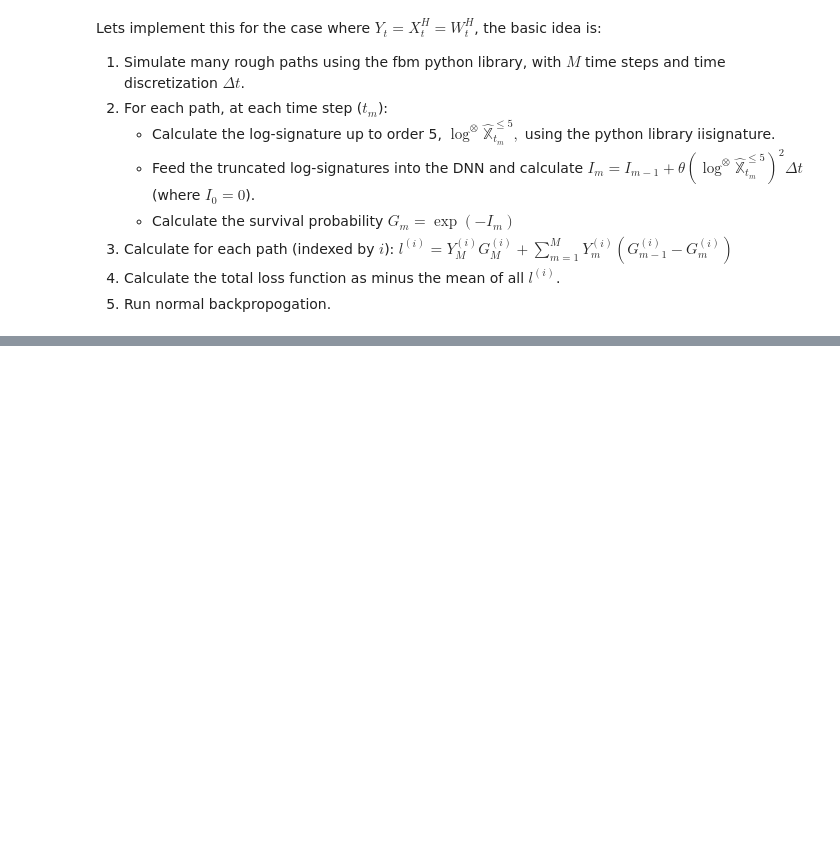
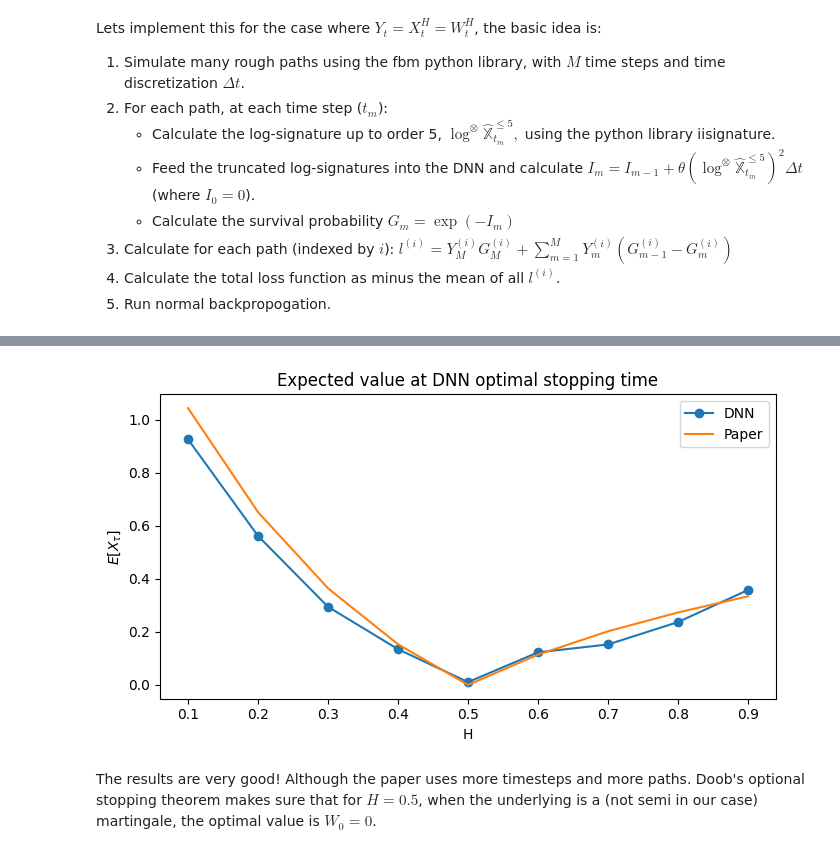
Before and after one commit to RaandRB/Fractional-Brownian-Motion-and-Path-Signatures, a Jupyter notebook: signature_stopping.ipynb, the cells around one changed output, grey strips where cells are left out. Drawn from its saved outputs; the diff is of its cells as text; code cells hidden in the pictures; blank space fills up the shorter version.

Commit message:
Updated signature optimal stopping notebook

```diff
--- a/signature_stopping.ipynb
+++ b/signature_stopping.ipynb
@@ -160,0 +152,34 @@ E[X_tau]=0.3288
+# %%
+results = {}
+for H in HURST_VALUES:
+    model = models[H]
+    model.eval()
+    test_paths = simulate_paths(N_TEST, H)
+    logsigs_t = torch.from_numpy(compute_logsigs(test_paths))  # (N_TEST, M+1, LOGSIG_DIM)
+    Y = torch.tensor(test_paths, dtype=torch.float32)           # (N_TEST, M+1)
+    with torch.no_grad():
+        theta = model(logsigs_t.reshape(-1, LOGSIG_DIM)).reshape(N_TEST, M + 1)
+        I = torch.cumsum(theta ** 2 * dt, dim=1)               # (N_TEST, M+1)
+        G = torch.exp(-I)                                       # survival prob G_j, j=0..M
+        # V = Y_0 + sum_{j=0}^{M-1} G_j * (Y_{j+1} - Y_j)
+        V = Y[:, 0] + (G[:, :-1] * (Y[:, 1:] - Y[:, :-1])).sum(dim=1)
+    results[H] = V.numpy()
+
+# --- Plot ---
+Paper_values = [1.043, 0.651, 0.364, 0.153, 0.0, 0.114, 0.202, 0.273, 0.334]
+
+H_vals = list(results.keys())
+ev_vals = [results[H].mean() for H in H_vals]
+plt.figure(figsize=(7, 4))
+plt.plot(H_vals, ev_vals, marker='o', label="DNN")
+plt.plot(H_vals, Paper_values, label="Paper")
+plt.xlabel('H')
+plt.ylabel(r'$E[X_{\tau}]$')
+plt.legend()
+plt.title('Expected value at DNN optimal stopping time')
+plt.tight_layout()
+plt.show()
+# %% [output]
+[figure, added]
+# %% [markdown]
+The results are very good! Although the paper uses more timesteps and more paths. Doob's optional stopping theorem makes sure that for $H=0.5$, when the underlying is a (not semi in our case) martingale, the optimal value is $W_0 = 0$.
```
Also changed, not shown: parts of 2 cells of this notebook.
